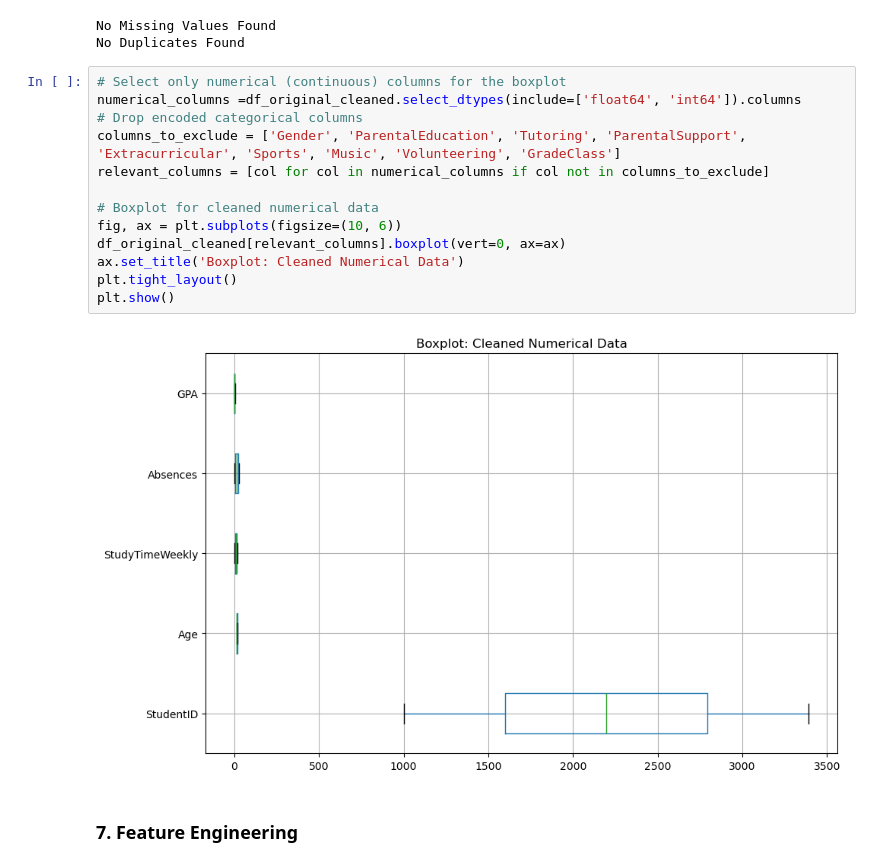
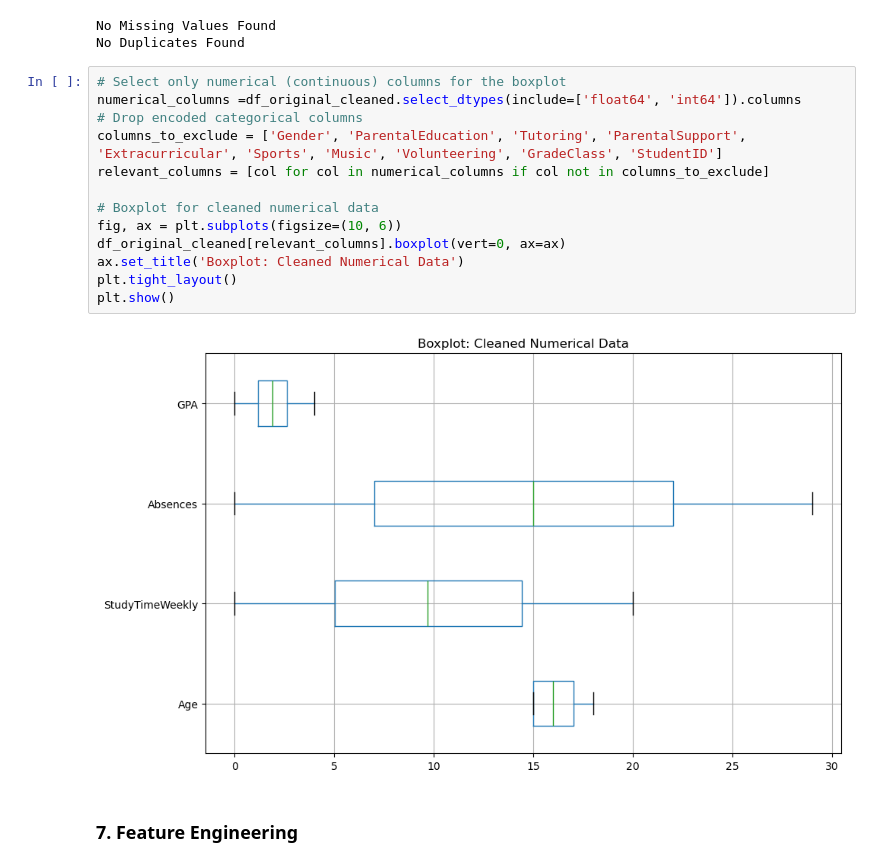
Before and after one commit to KGS577999/Guided-Project, a Jupyter notebook: notebooks/Guided_Project.ipynb, the cells around one changed output. Saved outputs shown, nothing was run; the diff lists cells and outputs as text.

```diff
--- a/notebooks/Guided_Project.ipynb
+++ b/notebooks/Guided_Project.ipynb
@@ -231,18 +231,18 @@ No Duplicates Found
 # %%
 # Select only numerical (continuous) columns for the boxplot
 numerical_columns =df_original_cleaned.select_dtypes(include=['float64', 'int64']).columns
 # Drop encoded categorical columns
-columns_to_exclude = ['Gender', 'ParentalEducation', 'Tutoring', 'ParentalSupport', 'Extracurricular', 'Sports', 'Music', 'Volunteering', 'GradeClass']
+columns_to_exclude = ['Gender', 'ParentalEducation', 'Tutoring', 'ParentalSupport', 'Extracurricular', 'Sports', 'Music', 'Volunteering', 'GradeClass', 'StudentID']
 relevant_columns = [col for col in numerical_columns if col not in columns_to_exclude]
 
 # Boxplot for cleaned numerical data
 fig, ax = plt.subplots(figsize=(10, 6))
 df_original_cleaned[relevant_columns].boxplot(vert=0, ax=ax)
 ax.set_title('Boxplot: Cleaned Numerical Data')
 plt.tight_layout()
 plt.show()
 # %% [output]
-[figure, old version]
+[figure, new version]
 # %% [markdown]
 ### 7. Feature Engineering
 # %% [markdown]
```
Also changed, not shown: parts of 9 cells of this notebook, 4 other files.
